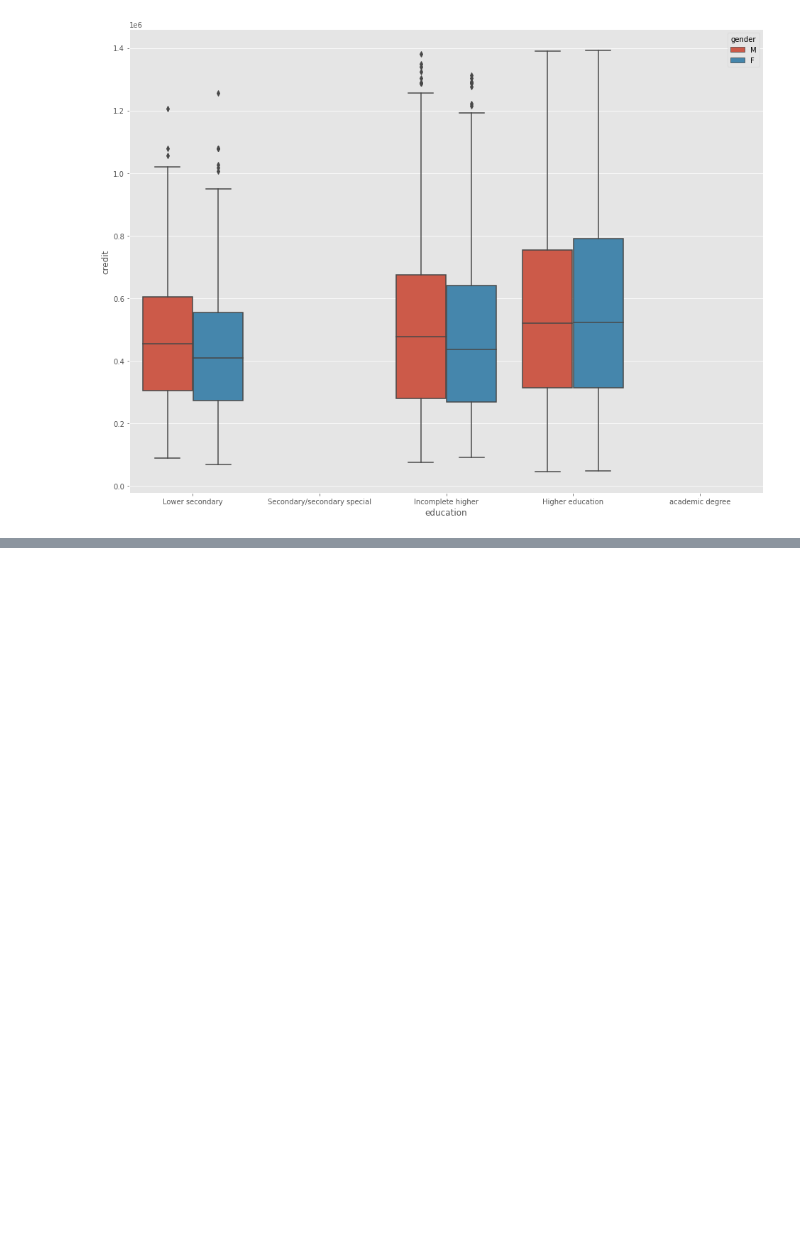
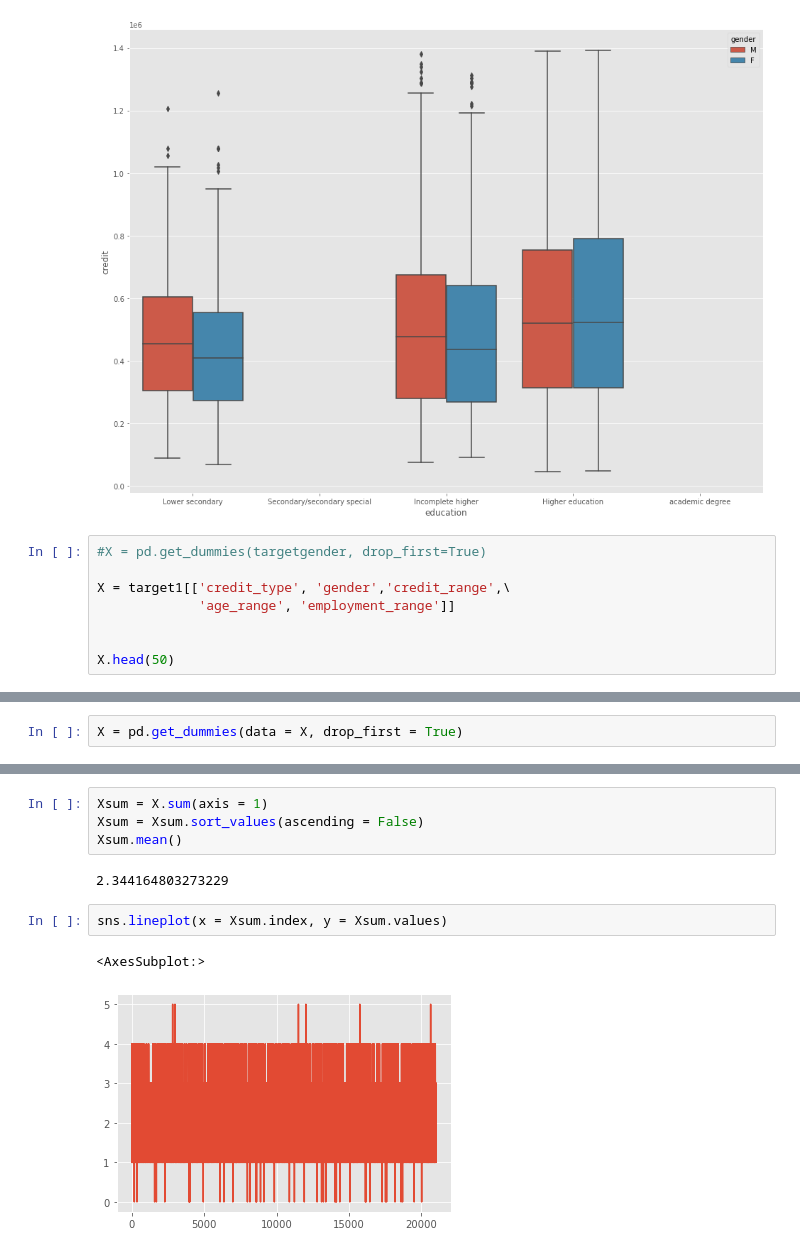
Before and after one commit to LenaChretien/Credit-Card-Fraud, a Jupyter notebook: General Data exploration.ipynb, the cells around one changed output, grey strips where cells are left out. Drawn from its saved outputs; the diff is of its cells as text; blank space fills up the shorter version.

```diff
--- a/General Data exploration.ipynb
+++ b/General Data exploration.ipynb
@@ -515,3 +515,11 @@ sns.boxplot(data = target1, x = 'education', y = 'credit', hue = 'gender',\
 # %% [output]
 <AxesSubplot:xlabel='education', ylabel='credit'>
 [figure]
+# %%
+#X = pd.get_dummies(targetgender, drop_first=True)
+
+X = target1[['credit_type', 'gender','credit_range',\
+             'age_range', 'employment_range']]
+
+
+X.head(50)
@@ -517,0 +546,2 @@ sns.boxplot(data = target1, x = 'education', y = 'credit', hue = 'gender',\
+# %%
+X = pd.get_dummies(data = X, drop_first = True)
@@ -517,0 +567,11 @@ sns.boxplot(data = target1, x = 'education', y = 'credit', hue = 'gender',\
+# %%
+Xsum = X.sum(axis = 1)
+Xsum = Xsum.sort_values(ascending = False)
+Xsum.mean()
+# %% [output]
+2.344164803273229
+# %%
+sns.lineplot(x = Xsum.index, y = Xsum.values)
+# %% [output]
+<AxesSubplot:>
+[figure, added]
```
Also changed, not shown: parts of 7 cells of this notebook, 2 other files.
